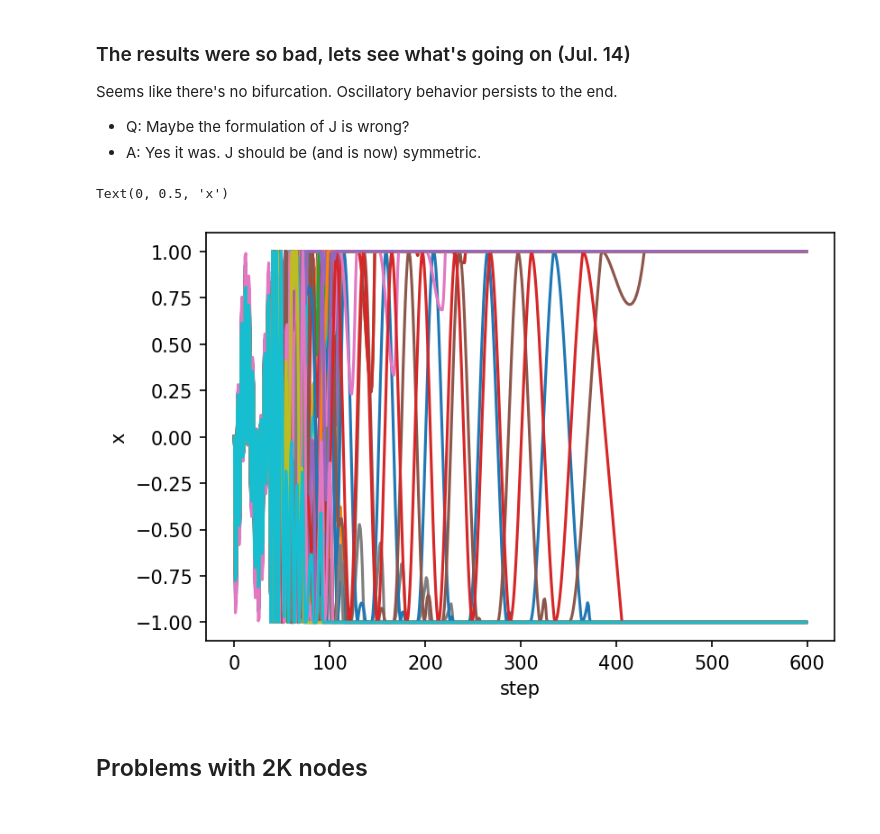
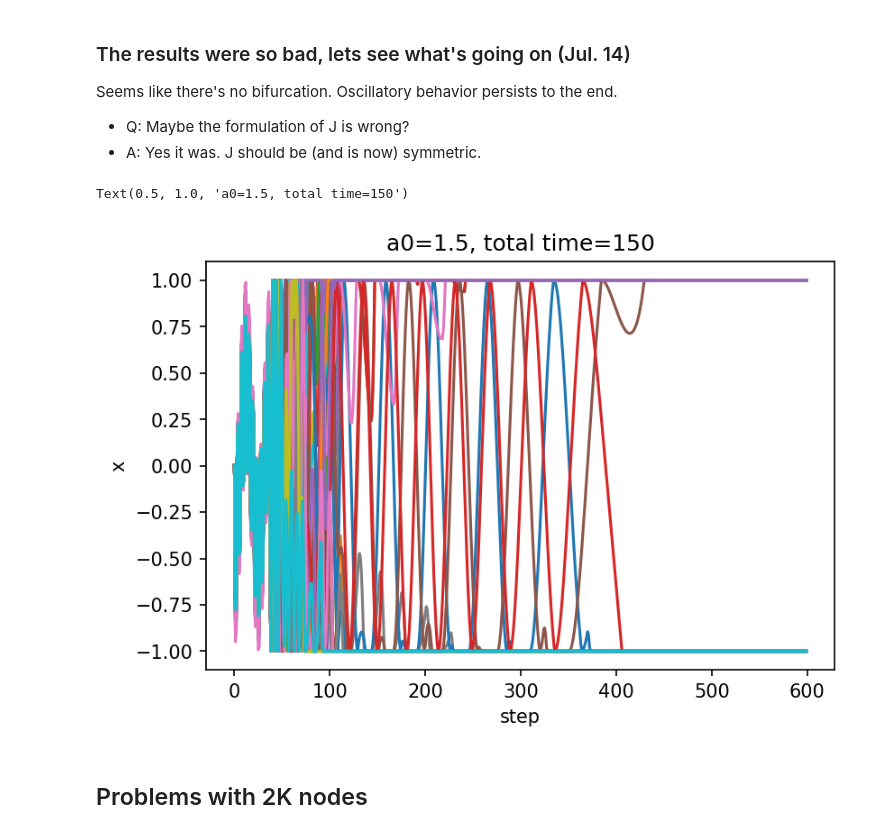
Before and after one commit to haoyudoingthings/Annealing-Algorithms, a Jupyter notebook: Simulated Bifurcation/dSB Benchmark.ipynb, the cells around one changed output. Saved outputs shown, nothing was run; the diff lists cells and outputs as text; code cells hidden in the pictures.

```diff
--- a/Simulated Bifurcation/dSB Benchmark.ipynb
+++ b/Simulated Bifurcation/dSB Benchmark.ipynb
@@ -612,19 +612,22 @@ rng = np.random.default_rng(0)
 init_y = y0 * rng.uniform(size=j.shape[0])
 # init_y = y0 * (2*rng.integers(0, high=2, size=J.shape[0])-1) # initialize in \pm y0
 
+a0 = 1.5
+total_time = 150
 dt, c0 = 0.25, 6.0
-result, x_history = one_dSB_run(j, [1.5*i/(int(150/dt)-1) for i in range(int(150/dt))], dt, c0, init_y=init_y, return_x_history=True)
+result, x_history = one_dSB_run(j, [a0*i/(int(total_time/dt)-1) for i in range(int(total_time/dt))], dt, c0, init_y=init_y, return_x_history=True)
 # %%
 plt.figure(dpi=150)
 
 for i in range(N):
     plt.plot(np.array(x_history)[:, i], label=f'{i}')
 
 plt.xlabel('step')
 plt.ylabel('x')
+plt.title(f"a0={a0}, total time={total_time}")
 # %% [output]
-Text(0, 0.5, 'x')
+Text(0.5, 1.0, 'a0=1.5, total time=150')
-[figure, old version]
+[figure, new version]
 # %% [markdown]
 ## Problems with 2K nodes
 # %% [markdown]
```
Also changed, not shown: parts of 17 cells of this notebook.
